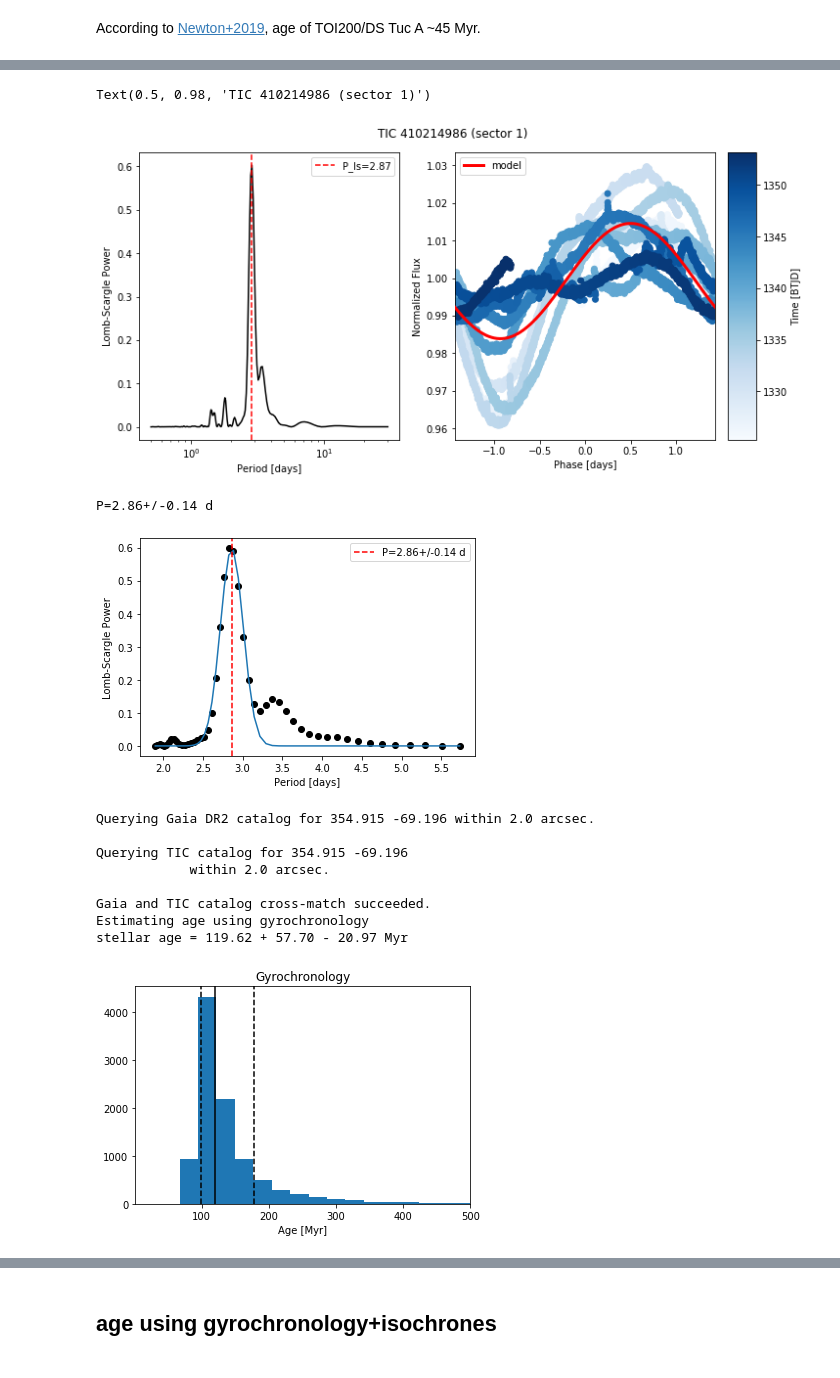
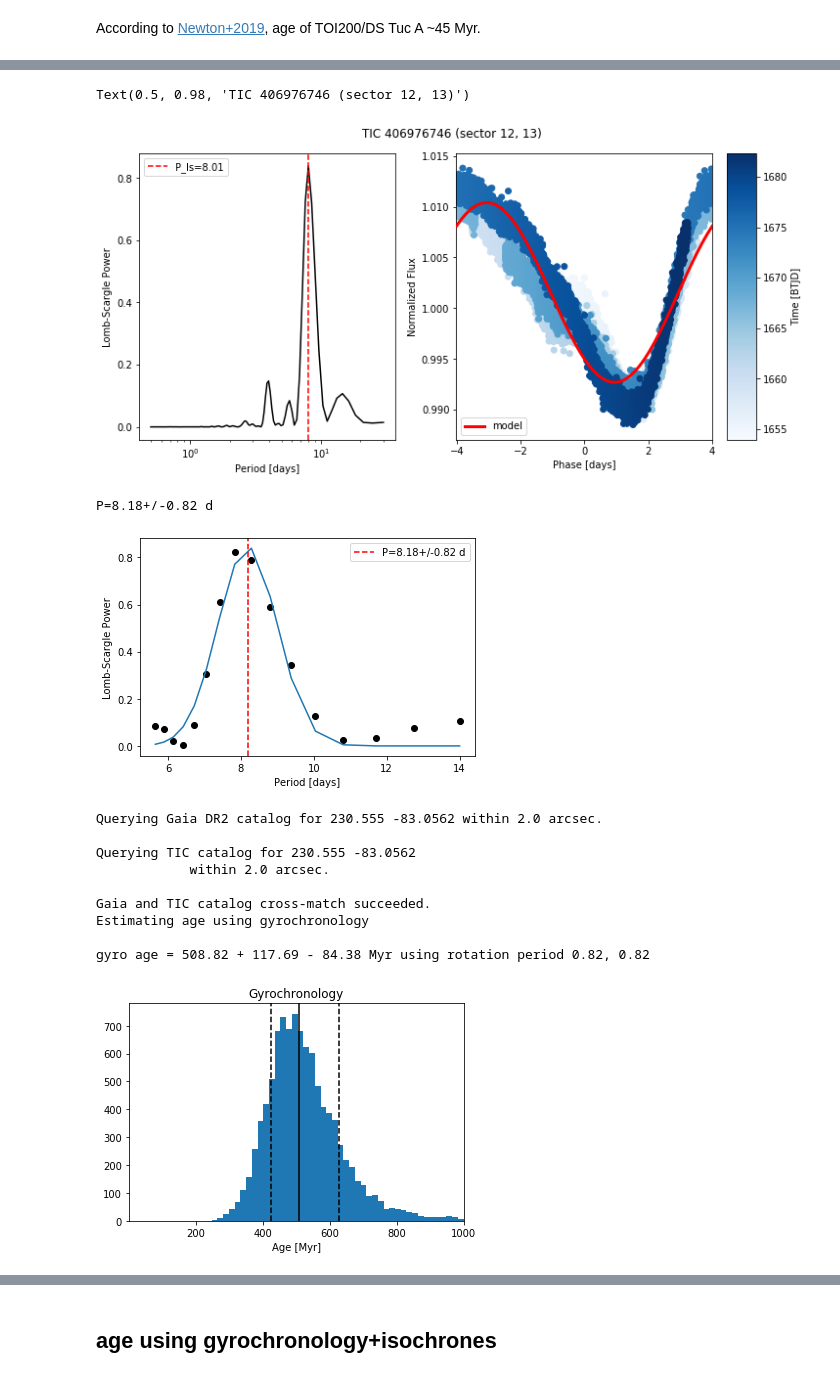
Before and after one commit to jpdeleon/chronos, a Jupyter notebook: notebooks/examples-age.ipynb, the cells around one changed output, grey strips where cells are left out. Drawn from its saved outputs; the diff is of its cells as text; code cells hidden in the pictures.

```diff
--- a/notebooks/examples-age.ipynb
+++ b/notebooks/examples-age.ipynb
@@ -22,7 +22,7 @@ WARNING:root:Emcee3 not imported; be advised.
 According to [Newton+2019](https://arxiv.org/pdf/1906.10703.pdf), age of TOI200/DS Tuc A ~45 Myr.
 # %%
 #search by toiid
-toiid=200
+toiid=1063
 t = cr.Star(toiid=toiid)
 t.target_coord #note distance is also known for TOIs
 # %% [output]
@@ -50,39 +68,35 @@ Text(0.5, 1.0, 'TIC 410214986 (sector 1)')
 # %%
-lc = s.lc_pdcsap.remove_outliers().normalize()[~tmask]
+lc = s.lc_pdcsap.remove_outliers().normalize()
 fig = cr.plot_lomb_scargle(lc.time, lc.flux)
-fig.suptitle(f'TIC {s.ticid} (sector {s.sector})')
+fig.suptitle(f'TIC {s.ticid} (sector 12, 13)')
 # %% [output]
-Text(0.5, 0.98, 'TIC 410214986 (sector 1)')
+Text(0.5, 0.98, 'TIC 406976746 (sector 12, 13)')
-[figure, old version]
+[figure, new version]
 # %%
-prot, prot_err = cr.get_rotation_period(lc,
-                       min_per=0.5,
-                       max_per=None,
-                       npoints=25,
-                       plot=True,
-                       verbose=True)
+prot, prot_err = cr.get_rotation_period(lc, npoints=10, plot=True)
 # %% [output]
-P=2.86+/-0.14 d
+P=8.18+/-0.82 d
-[figure, old version]
+[figure, new version]
 # %%
 #get age results
-age,age_plus,age_minus,samples = t.get_age(method='gyro', prot=(prot,prot_err), return_samples=True)
+age,age_plus,age_minus,samples = t.get_age(method='prot', prot=(prot,prot_err), return_samples=True)
 # %% [output]
-Querying Gaia DR2 catalog for 354.915 -69.196 within 2.0 arcsec.
+Querying Gaia DR2 catalog for 230.555 -83.0562 within 2.0 arcsec.
 
-Querying TIC catalog for 354.915 -69.196
+Querying TIC catalog for 230.555 -83.0562
             within 2.0 arcsec.
 
 Gaia and TIC catalog cross-match succeeded.
 Estimating age using gyrochronology
-stellar age = 119.62 + 57.70 - 20.97 Myr
+
+gyro age = 508.82 + 117.69 - 84.38 Myr using rotation period 0.82, 0.82
 # %%
-pl.hist(samples/1e6, bins=500);
+pl.hist(samples/1e6, bins=300);
 pl.axvline((age+age_plus)/1e6, 0, 1, ls='--', c='k')
 pl.axvline(age/1e6, 0, 1, ls='-', c='k')
 pl.axvline((age-age_minus)/1e6, 0, 1, ls='--', c='k')
 pl.title('Gyrochronology')
 pl.xlabel('Age [Myr]')
-pl.xlim(1,5e2);
+pl.xlim(1,1e3);
 # %% [output]
-[figure, old version]
+[figure, new version]
```
Also changed, not shown: parts of 32 cells of this notebook, 2 other files.
